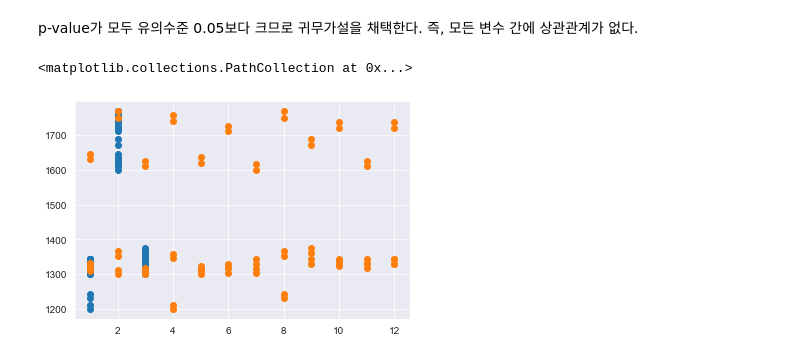
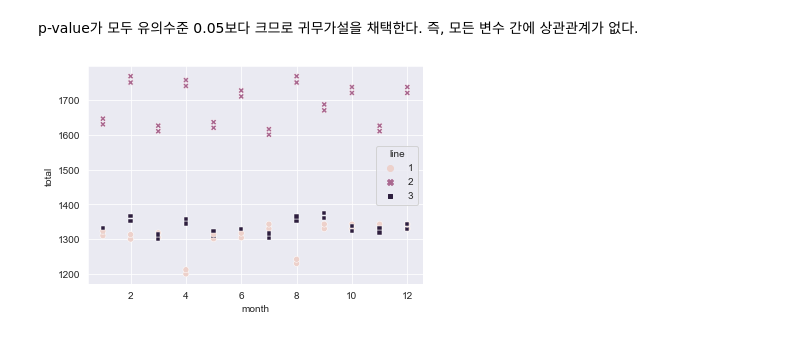
Before and after one commit to DMIS0126/ADP, a Jupyter notebook: Private_Study/Actual Exam/adp-27.ipynb, the cells around one changed output. Drawn from its saved outputs; the diff is of its cells as text; code cells hidden in the pictures.

```diff
--- a/Private_Study/Actual Exam/adp-27.ipynb
+++ b/Private_Study/Actual Exam/adp-27.ipynb
@@ -587,13 +587,11 @@ Residual    2.265841e+06  68.0         NaN           NaN
 # %% [markdown]
 p-value가 모두 유의수준 0.05보다 크므로 귀무가설을 채택한다.
 즉, 모든 변수 간에 상관관계가 없다.
-# %%
-# 궁금해서 히트맵 확인
-import seaborn as sns
-
-
-plt.scatter(df_subway.line, df_subway.total)
-plt.scatter(df_subway.month, df_subway.total)
-# %% [output]
-<matplotlib.collections.PathCollection at 0x...>
-[figure, removed]
+# %%
+# 궁금해서 히트맵 확인
+import seaborn as sns
+
+sns.scatterplot(x='month', y='total', data = df_subway, hue = 'line', style = 'line')
+plt.show()
+# %% [output]
+[figure, added]
```
Also changed, not shown: parts of 5 cells of this notebook.
